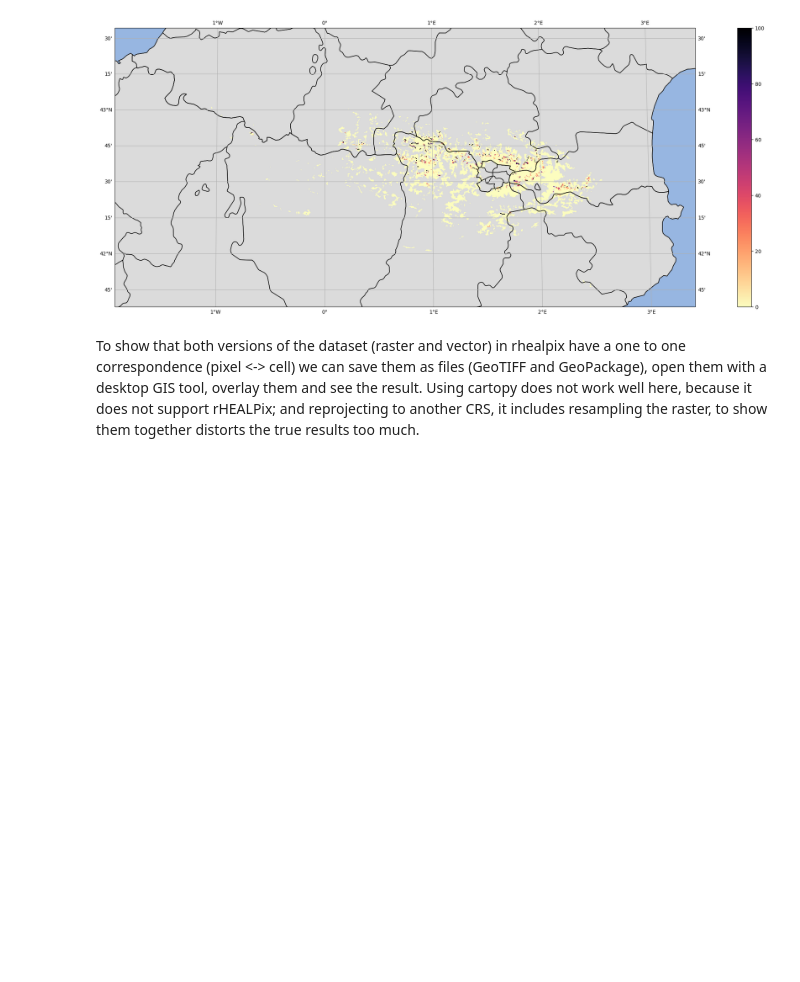
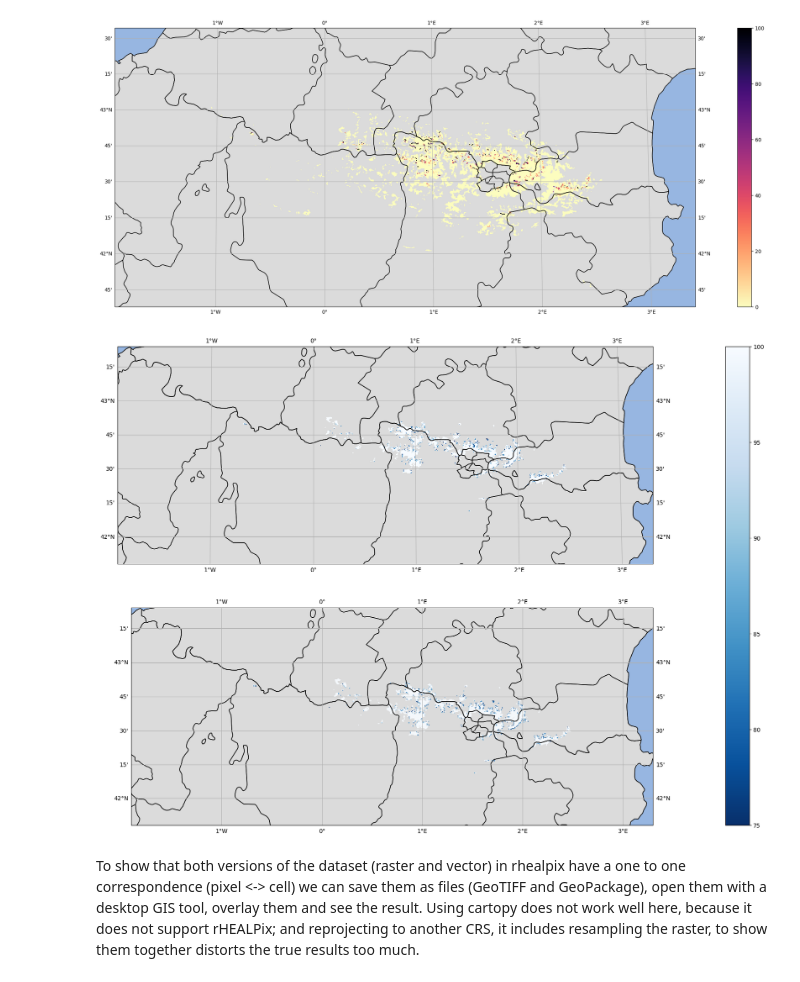
Before and after one commit to IAAA-Lab/rhealpix-opendatacube-docker, a Jupyter notebook: notebooks/Snow_Cover_Workflow.ipynb, the cells around one changed output. Drawn from its saved outputs; the diff is of its cells as text; code cells hidden in the pictures; blank space fills up the shorter version.

Commit message:
Minor visual change to the latest map.

```diff
--- a/notebooks/Snow_Cover_Workflow.ipynb
+++ b/notebooks/Snow_Cover_Workflow.ipynb
@@ -488,33 +488,35 @@ ax1.add_feature(cf.STATES)
 ax1.add_feature(cf.OCEAN)
 ax1.add_feature(cf.LAND, facecolor=cf.COLORS["land_alt1"])
 ax1.set_extent([study_area_lon[0], study_area_lon[1], study_area_lat[0], study_area_lat[1]])
 ax1.gridlines(draw_labels=True, dms=True, x_inline=False, y_inline=False)
 
 ax2 = fig.add_subplot(212, projection=ccrs.Mercator())
 ax2.add_feature(cf.COASTLINE)
 ax2.add_feature(cf.BORDERS)
 ax2.add_feature(cf.STATES)
 ax2.add_feature(cf.OCEAN)
 ax2.add_feature(cf.LAND, facecolor=cf.COLORS["land_alt1"])
 ax2.set_extent([study_area_lon[0], study_area_lon[1], study_area_lat[0], study_area_lat[1]])
 ax2.gridlines(draw_labels=True, dms=True, x_inline=False, y_inline=False)
 
 im = sce500_rhealpix_Pyrenees_75_common.snow_cover_value.plot(ax=ax1, transform=crs, cmap="Blues_r", add_labels=False, add_colorbar=False)
 
 gdf = rwf.rhealpix_ds_to_geodataframe(sce500_rhealpix_Pyrenees_75, rdggs, rhealpix_common_proj_string, rhealpix_common_resolution_index)
 # Again, to Common CRS because Cartopy does not support rHEALPix
 gdf_common = gdf.to_crs(common_crs)
-gdf_common.plot(ax=ax2, column="snow_cover", cmap="Blues_r", transform=crs)
+gdf_common.plot(ax=ax2, column="snow_cover", cmap="Blues_r", transform=crs, marker='.', markersize=1)
 
 # Draw a single colorbar
 import matplotlib
 cax,kw = matplotlib.colorbar.make_axes([ax for ax in [ax1, ax2]])
 plt.colorbar(im, cax=cax, **kw)
 
 plt.show()
 # Comment the plt.show() and uncomment the next line to save as a png image.
 # plt.savefig('snow_cover_75_rhealpix.png', bbox_inches='tight')
 # Uncomment this for a vector representation in PDF (e.g., for printing)
 # plt.savefig('snow_cover_75_rhealpix.pdf', bbox_inches='tight')
+# %% [output]
+[figure, added]
 # %% [markdown]
 To show that both versions of the dataset (raster and vector) in rhealpix have a one to one correspondence (pixel <-> cell) we can save them as files (GeoTIFF and GeoPackage), open them with a desktop GIS tool, overlay them and see the result. Using cartopy does not work well here, because it does not support rHEALPix; and reprojecting to another CRS, it includes resampling the raster, to show them together distorts the true results too much.
```
